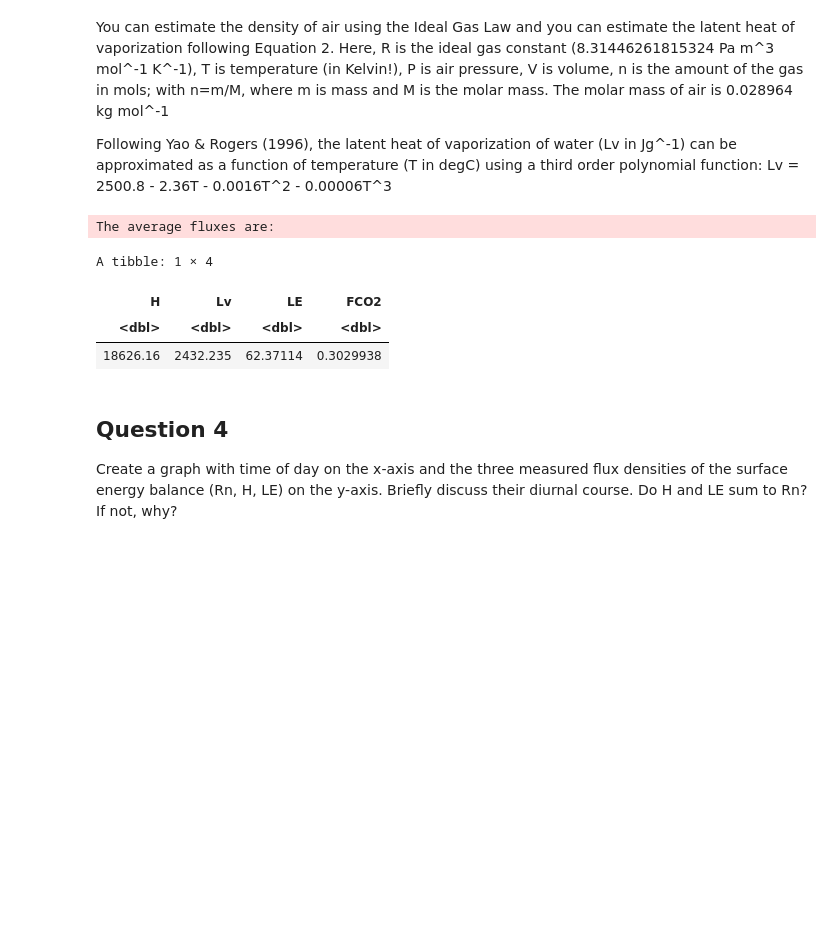
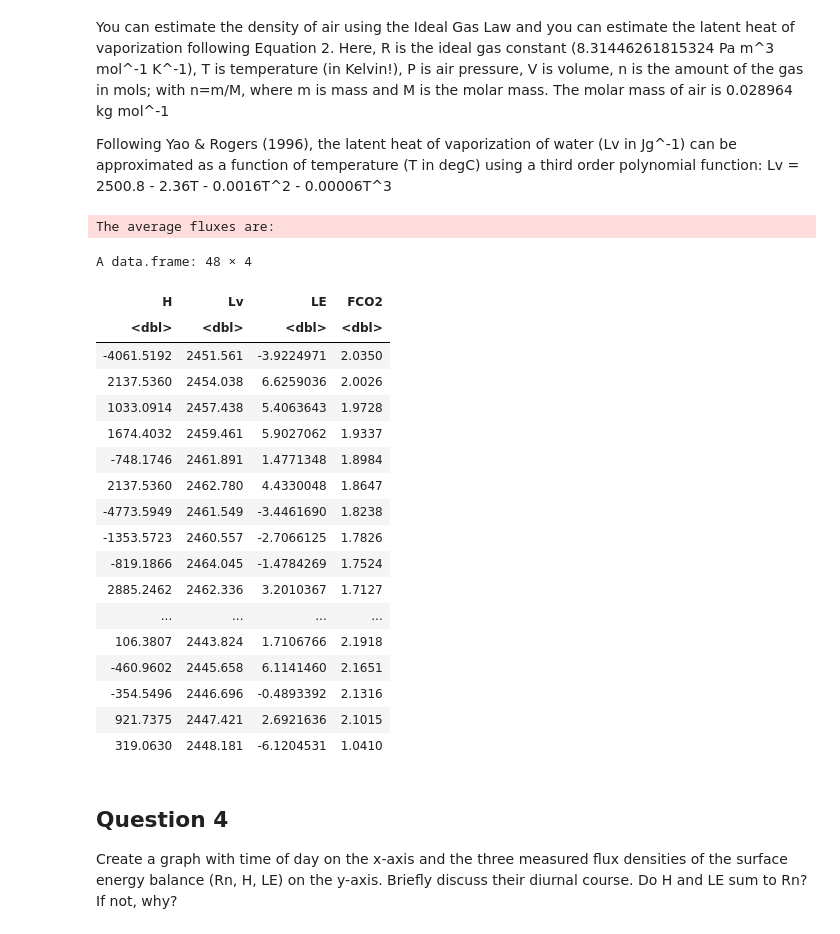
Before and after one commit to laurelyne/assignment4, a Jupyter notebook: 04.ipynb, the cells around one changed output. Drawn from its saved outputs; the diff is of its cells as text; code cells hidden in the pictures; blank space fills up the shorter version.

```diff
--- a/04.ipynb
+++ b/04.ipynb
@@ -103,27 +116,42 @@ Following Yao & Rogers (1996), the latent heat of vaporization of water (Lv in J
 # %%
 Ca <-  0.0012*10e+6 # J m-3 K-1
 ca <- 1.01*1000 #J kg^-1 K-1
 R <- 8.31446261815324/1000 # kPa m^3 mol^-1 K^-1
 M <- 0.028964 #kg mol^-1
 
 df3 <- df|>
     mutate(rho = Pa..kPa.*M/R*T)|> #add density in kg m^-3
     mutate(H = rho*ca*w.T...K.m.s.1.)|> #add H in W m^-2
     mutate(Lv = 2500.8 - 3.36*(T_2m..K.-273.15) - 0.0016*(T_2m..K.-273.15)^2 -
            0.00006*(T_2m..K.-273.15)^3)|> #add Lv in J g^-1
     mutate(LE = Lv*w.rho_v...g.m.2.s.1.)|> #add LE in W m^-2
     mutate(FCO2 = w.rho_CO2...micromol.m.2.s.1.) #add FCO2 in micromol m^-2 s^-1
 
-q3 <- select(df3, H, Lv,LE,FCO2)|>
-    map_dfr(mean)
+q3 <- select(df3, H, Lv,LE,FCO2)#|>
+   # map_dfr(mean)
 message("The average fluxes are:")
 q3
 # %% [output]
 The average fluxes are:
-A tibble: 1 × 4
+A data.frame: 48 × 4
 | H | Lv | LE | FCO2 |
 | <dbl> | <dbl> | <dbl> | <dbl> |
-| 18626.16 | 2432.235 | 62.37114 | 0.3029938 |
+| -4061.5192 | 2451.561 | -3.9224971 | 2.0350 |
+| 2137.5360 | 2454.038 | 6.6259036 | 2.0026 |
+| 1033.0914 | 2457.438 | 5.4063643 | 1.9728 |
+| 1674.4032 | 2459.461 | 5.9027062 | 1.9337 |
+| -748.1746 | 2461.891 | 1.4771348 | 1.8984 |
+| 2137.5360 | 2462.780 | 4.4330048 | 1.8647 |
+| -4773.5949 | 2461.549 | -3.4461690 | 1.8238 |
+| -1353.5723 | 2460.557 | -2.7066125 | 1.7826 |
+| -819.1866 | 2464.045 | -1.4784269 | 1.7524 |
+| 2885.2462 | 2462.336 | 3.2010367 | 1.7127 |
+| ... | ... | ... | ... |
+| 106.3807 | 2443.824 | 1.7106766 | 2.1918 |
+| -460.9602 | 2445.658 | 6.1141460 | 2.1651 |
+| -354.5496 | 2446.696 | -0.4893392 | 2.1316 |
+| 921.7375 | 2447.421 | 2.6921636 | 2.1015 |
+| 319.0630 | 2448.181 | -6.1204531 | 1.0410 |
 # %% [markdown]
 ## Question 4
 
```
Also changed, not shown: parts of 7 cells of this notebook.
